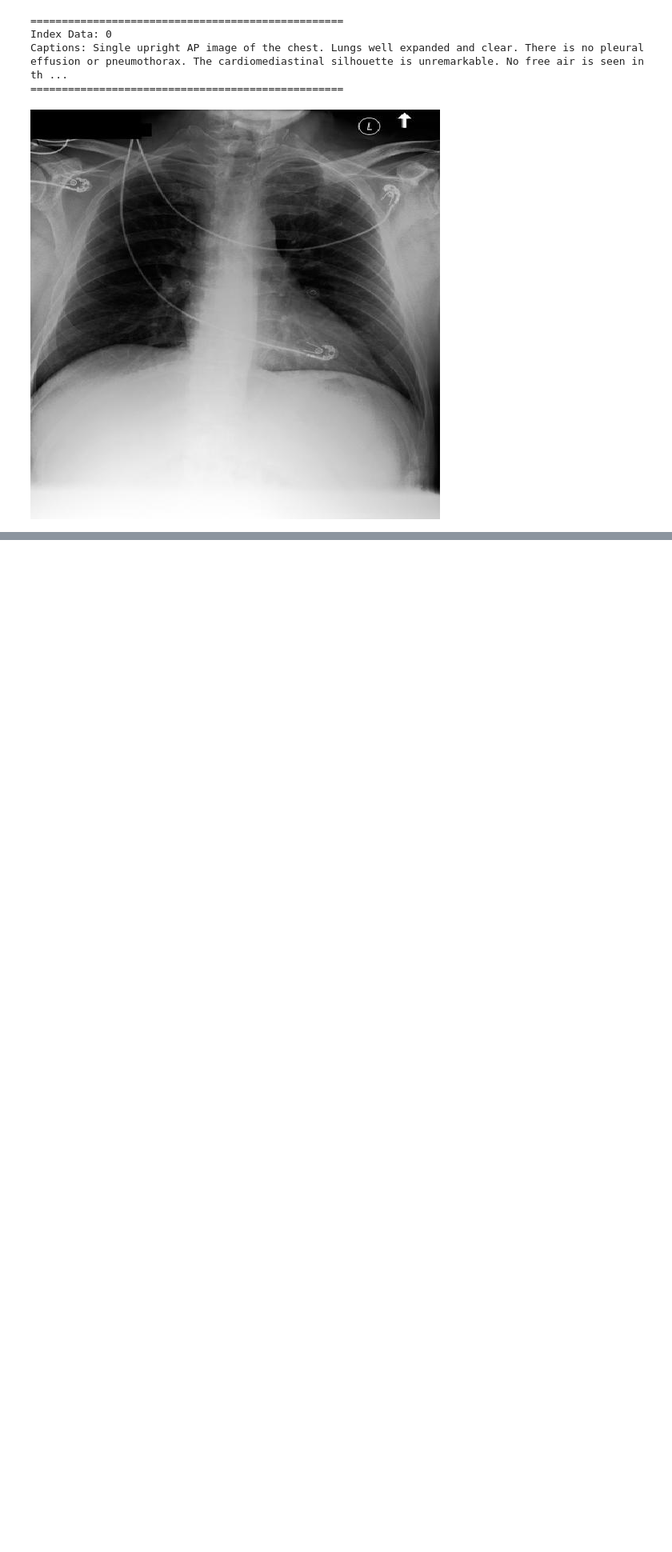
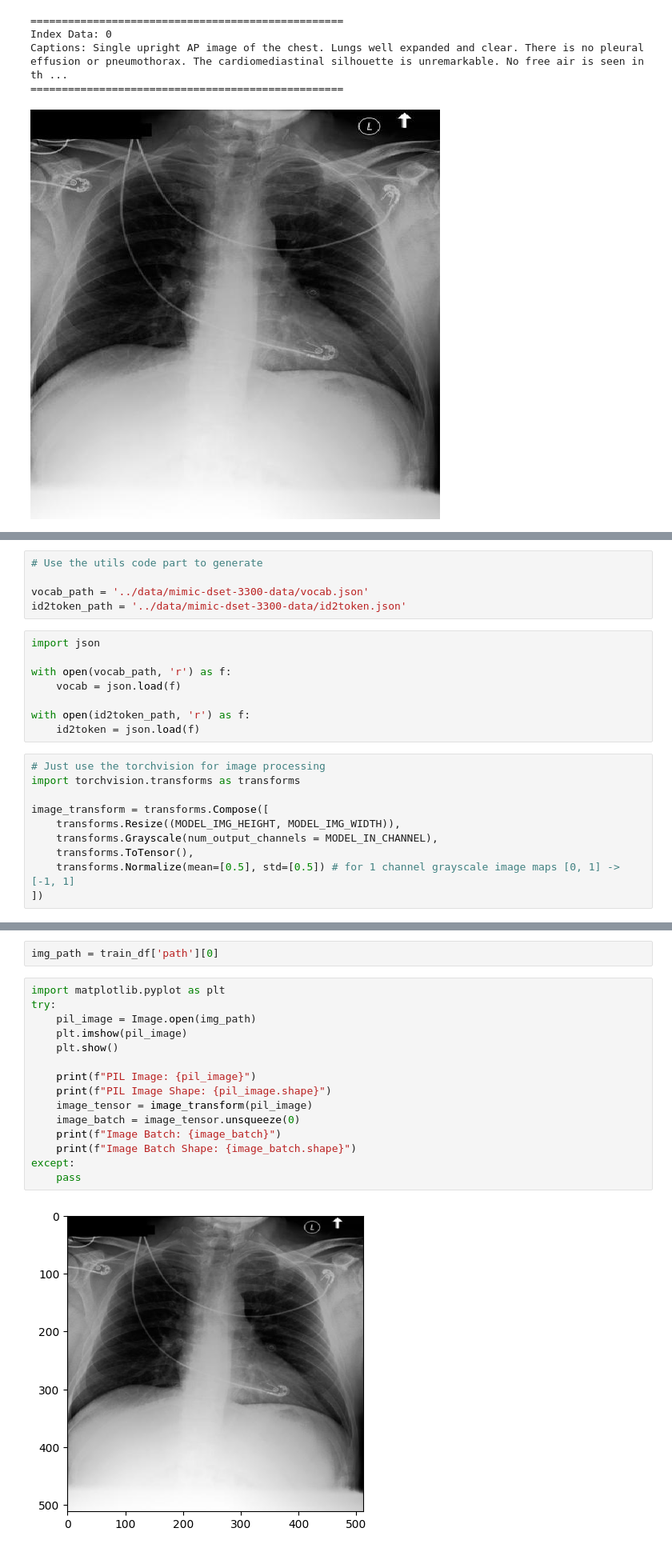
Before and after one commit to Tansil011019/medxplain, a Jupyter notebook: notebooks/experiment.ipynb, the cells around one changed output, grey strips where cells are left out. Shown at 80% size. Drawn from its saved outputs; the diff is of its cells as text; blank space fills up the shorter version.

```diff
--- a/notebooks/experiment.ipynb
+++ b/notebooks/experiment.ipynb
@@ -102,0 +111,23 @@ Captions: Single upright AP image of the chest. Lungs well expanded and clear. T
+# %%
+# Use the utils code part to generate
+
+vocab_path = '../data/mimic-dset-3300-data/vocab.json'
+id2token_path = '../data/mimic-dset-3300-data/id2token.json'
+# %%
+import json
+
+with open(vocab_path, 'r') as f:
+    vocab = json.load(f)
+
+with open(id2token_path, 'r') as f:
+    id2token = json.load(f)
+# %%
+# Just use the torchvision for image processing
+import torchvision.transforms as transforms
+
+image_transform = transforms.Compose([
+    transforms.Resize((MODEL_IMG_HEIGHT, MODEL_IMG_WIDTH)),
+    transforms.Grayscale(num_output_channels = MODEL_IN_CHANNEL),
+    transforms.ToTensor(),
+    transforms.Normalize(mean=[0.5], std=[0.5]) # for 1 channel grayscale image maps [0, 1] -> [-1, 1]
+])
@@ -102,0 +154,19 @@ Captions: Single upright AP image of the chest. Lungs well expanded and clear. T
+# %%
+img_path = train_df['path'][0]
+# %%
+import matplotlib.pyplot as plt
+try:
+    pil_image = Image.open(img_path)
+    plt.imshow(pil_image)
+    plt.show()
+
+    print(f"PIL Image: {pil_image}")
+    print(f"PIL Image Shape: {pil_image.shape}")
+    image_tensor = image_transform(pil_image)
+    image_batch = image_tensor.unsqueeze(0)
+    print(f"Image Batch: {image_batch}")
+    print(f"Image Batch Shape: {image_batch.shape}")
+except:
+    pass
+# %% [output]
+[figure, added]
```
Also changed, not shown: parts of 27 cells of this notebook, 7 other files.
